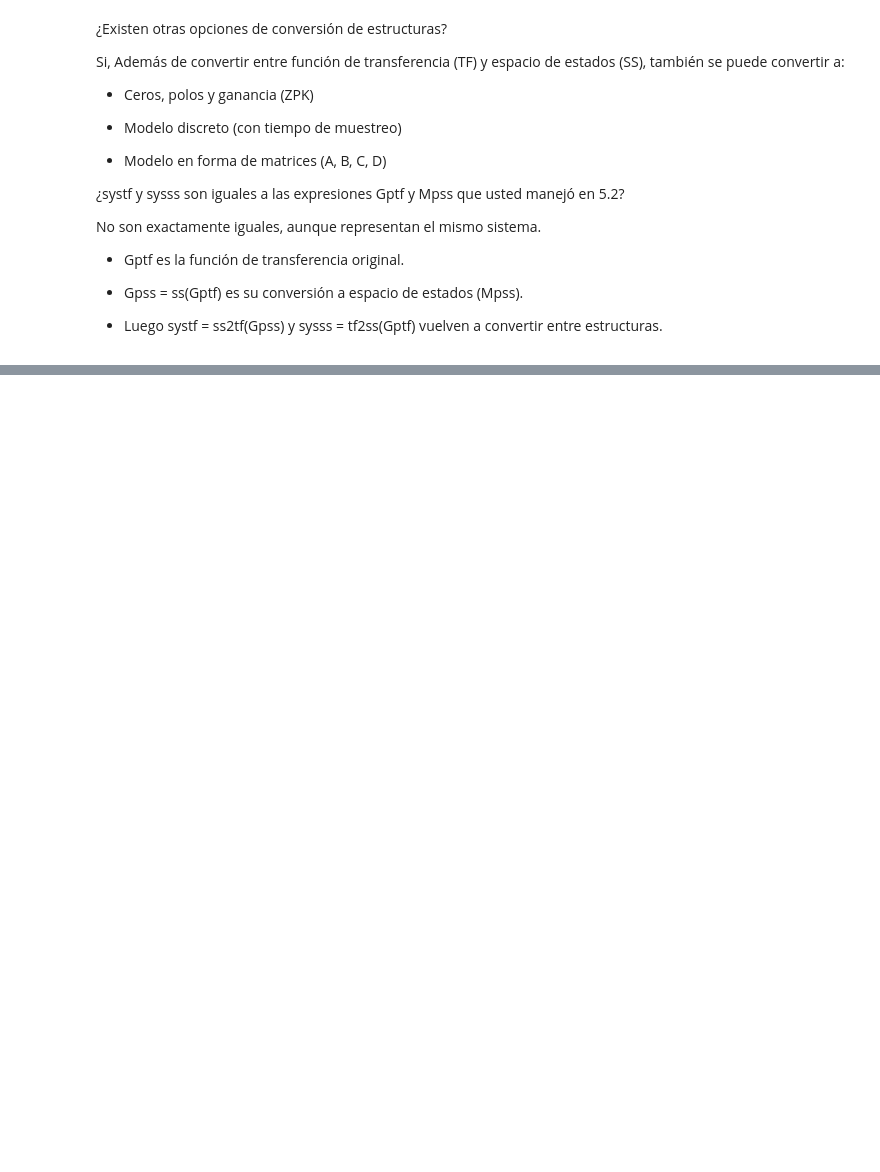
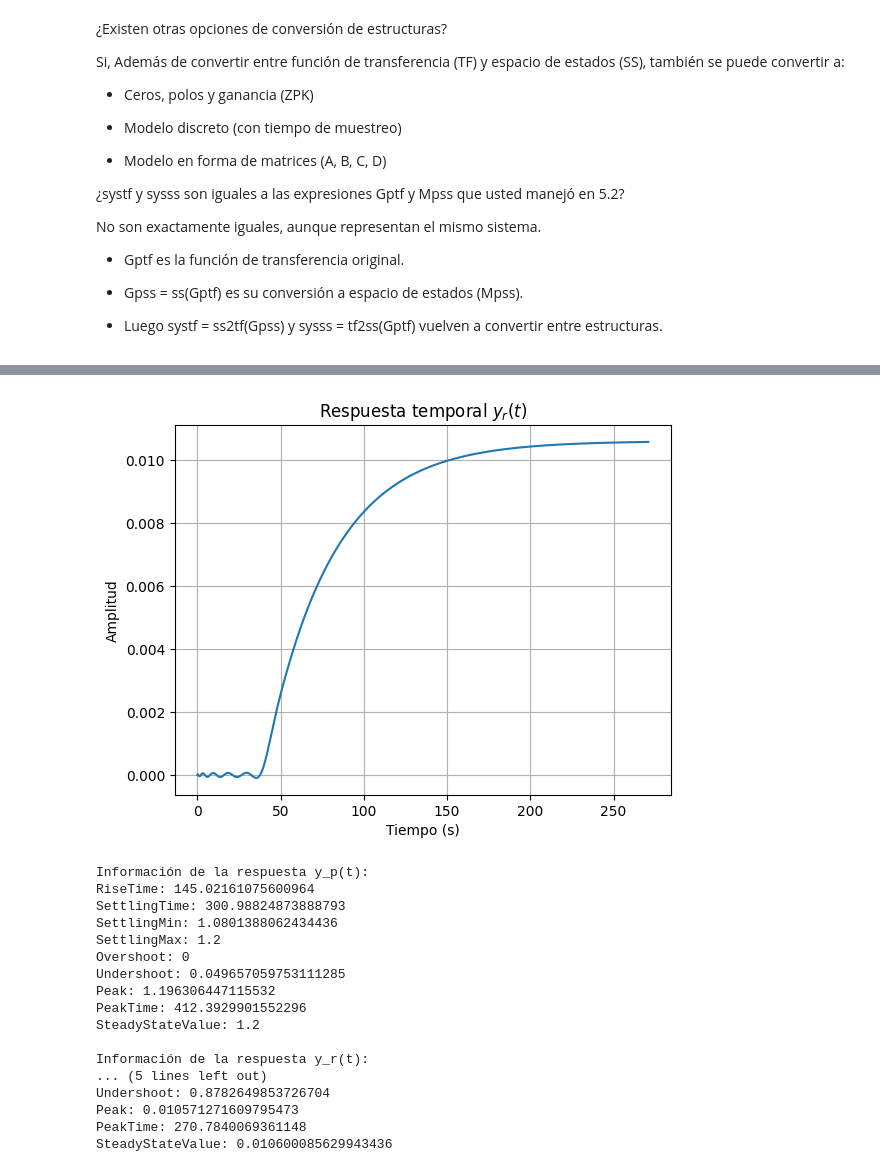
Before and after one commit to jbcgames/Lab_2_control, a Jupyter notebook: final.ipynb, the cells around one changed output, grey strips where cells are left out. Cells and saved outputs as stored; diff of their text form; code cells hidden in the pictures; blank space fills up the shorter version.

```diff
--- a/final.ipynb
+++ b/final.ipynb
@@ -497,0 +705,43 @@ No son exactamente iguales, aunque representan el mismo sistema.
+# %%
+Gyr = Gptfm * Gctf
+
+# Se calcula la respuesta al escalón de Gyr(s),
+# lo cual equivale a hallar y_r(t) cuando E(s) es un escalón unitario.
+t, yr = step_response(Gyr)
+
+# Abrir una nueva ventana de figura para graficar la respuesta temporal
+plt.figure()
+plt.plot(t, yr)
+plt.title('Respuesta temporal $y_r(t)$')
+plt.xlabel('Tiempo (s)')
+plt.ylabel('Amplitud')
+plt.grid(True)
+plt.show()
+print("Información de la respuesta y_p(t):")
+info_yp = step_info(Gptfm)
+info_yr = step_info(Gyr)
+for key, value in info_yp.items():
+    print(f"{key}: {value}")
+
+print("\nInformación de la respuesta y_r(t):")
+for key, value in info_yr.items():
+    print(f"{key}: {value}")
+# %% [output]
+[figure, added]
+Información de la respuesta y_p(t):
+RiseTime: 145.02161075600964
+SettlingTime: 300.98824873888793
+SettlingMin: 1.0801388062434436
+SettlingMax: 1.2
+Overshoot: 0
+Undershoot: 0.049657059753111285
+Peak: 1.196306447115532
+PeakTime: 412.3929901552296
+SteadyStateValue: 1.2
+
+Información de la respuesta y_r(t):
+... (5 lines left out)
+Undershoot: 0.8782649853726704
+Peak: 0.010571271609795473
+PeakTime: 270.7840069361148
+SteadyStateValue: 0.010600085629943436
```
Also changed, not shown: parts of 28 cells of this notebook, 1 other file.
